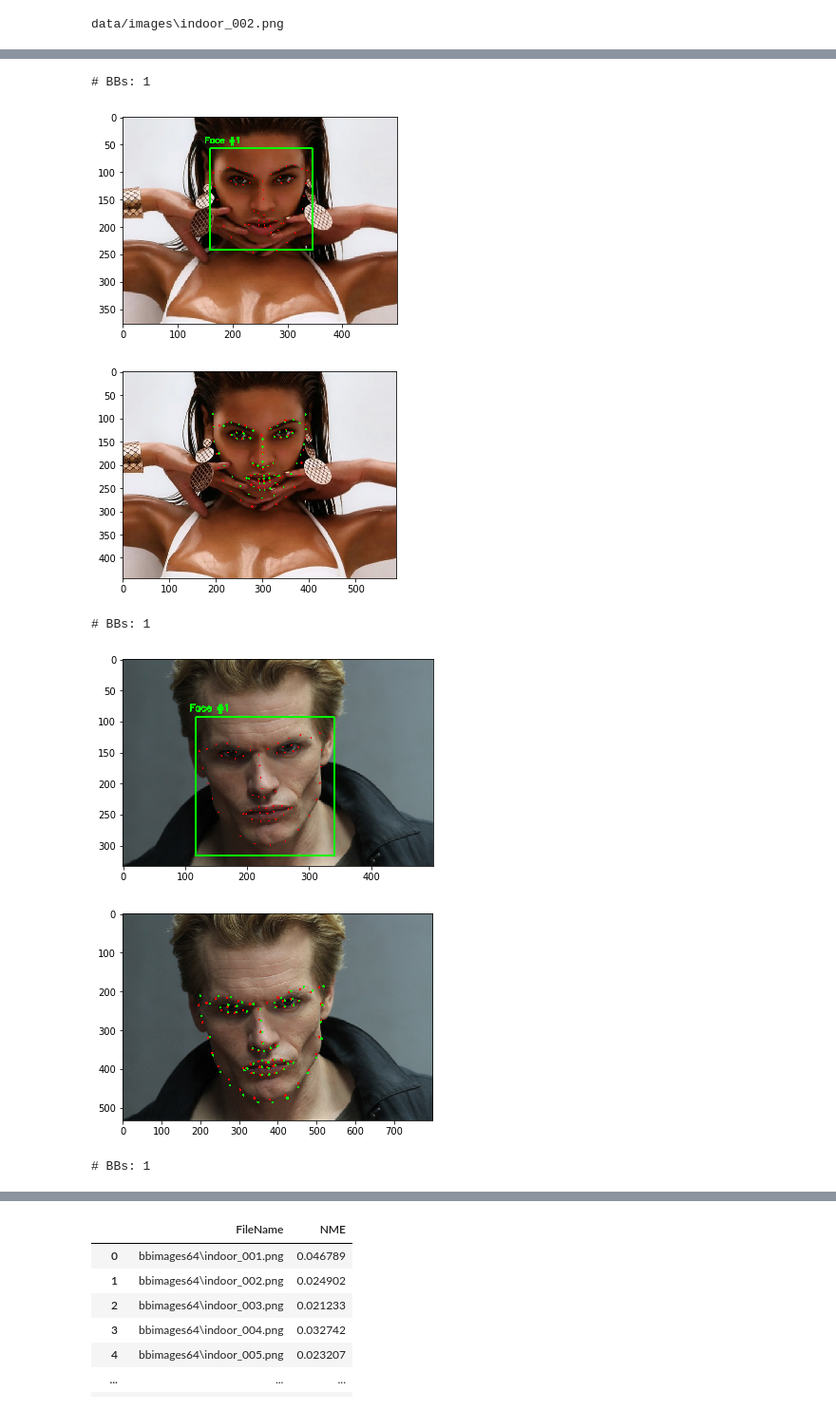
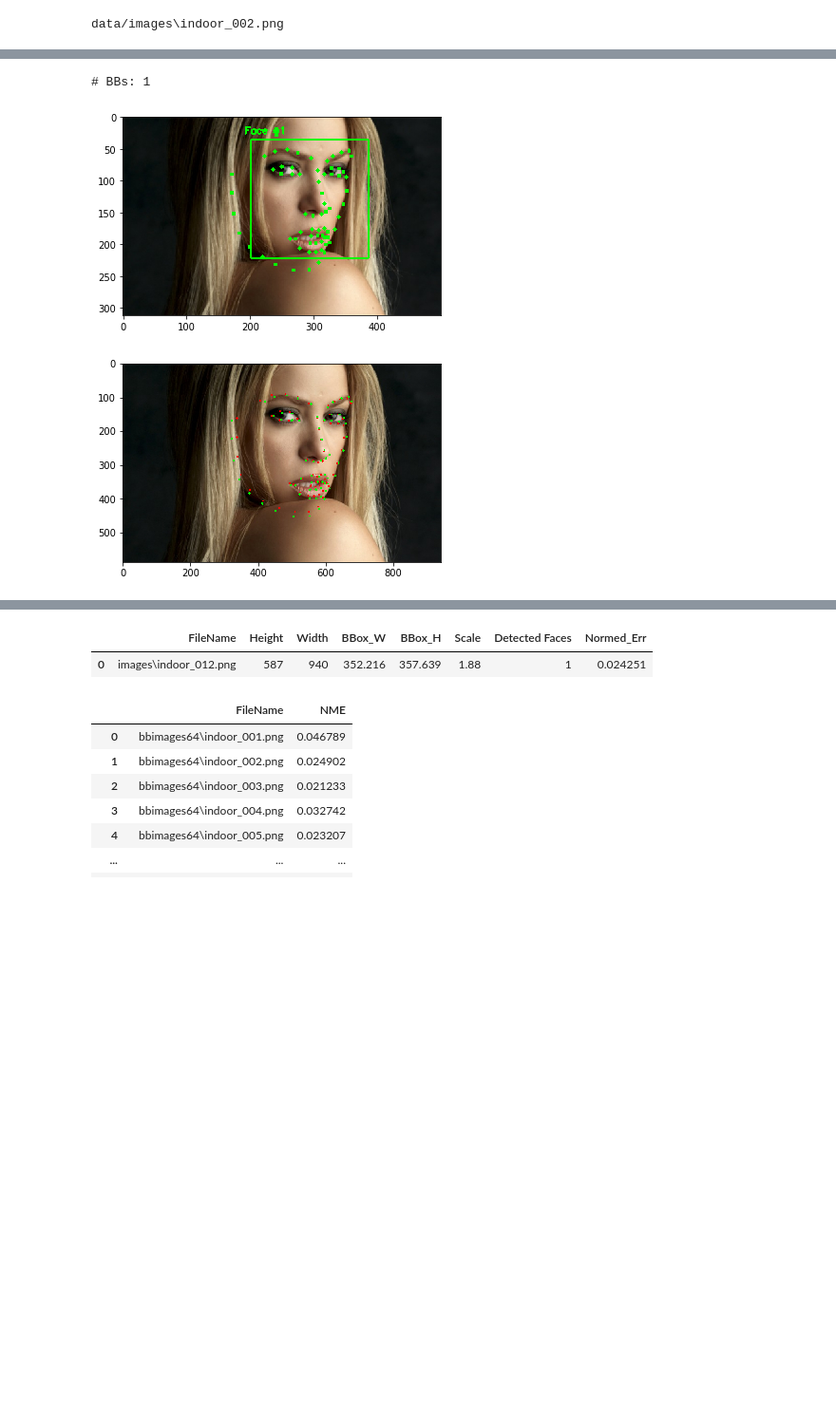
Before and after one commit to wzwart/MLP_Project, a Jupyter notebook: base_line_tests/dataset_modifications.ipynb, the cells around one changed output, grey strips where cells are left out. Shown at 95% size. Cells and saved outputs as stored; diff of their text form; code cells hidden in the pictures; blank space fills up the shorter version.

```diff
--- a/base_line_tests/dataset_modifications.ipynb
+++ b/base_line_tests/dataset_modifications.ipynb
@@ -15,7 +15,7 @@ shape_predictor= "shape_predictor_68_face_landmarks.dat"
 detector = dlib.get_frontal_face_detector()
 predictor = dlib.shape_predictor(shape_predictor)
 # %%
-image_files= glob.glob("data/images/*.png", )
+image_files= glob.glob("images/*.png", )
 # %%
 def calc_landmarks_from_file(image_file,draw=True):
     #read the points file
@@ -61,8 +61,8 @@ def calc_landmarks_from_file(image_file,draw=True):
 
             # loop over the (x, y)-coordinates for the facial landmarks
             # and draw them on the image
-            for (x, y) in shape:
-                cv2.circle(image, (x, y), 1, (0, 0, 255), -1)
+            for (x, y) in points:
+                cv2.circle(image, (int(x/scale_factor),int(y/scale_factor)), 3, (0, 255, 0), -1)
             plt.imshow(cv2.cvtColor(image, cv2.COLOR_BGR2RGB))
             plt.show()
         shape= shape *scale_factor
@@ -159,7 +159,7 @@ def getBoundingBox(image_file,draw=True):
         cv2.rectangle(ori_image, (int(x), int(y)), (int(x + w), int(y + h)), (0, 255, 0), 2)
 
         for (x, y) in points:
-            cv2.circle(ori_image, (int(x),int(y)), int(2*scale_factor), (0, 255, 0), -1)
+            cv2.circle(ori_image, (int(x),int(y)), 3, (0, 255, 0), -1)
 
         plt.imshow(cv2.cvtColor(ori_image, cv2.COLOR_BGR2RGB))
         plt.show()
@@ -284,7 +284,7 @@ data/images\indoor_001.png
 data/images\indoor_002.png
 # %%
 # this is where you select a subset of the files
-image_files_to_explore=image_files[0:4]
+image_files_to_explore=image_files[11:12]
 # show  each picture?
 draw =True
 
@@ -298,25 +295,25 @@ for image_file in image_files_to_explore:
 # %%
 # This is w
+# this is where you select a subset of the files
+image_files_to_explore=image_files[11:12]
+# show  each picture?
+draw =True
 df=pd.DataFrame(columns= ['FileName','Height','Width','BBox_W','BBox_H','Scale','Detected Faces','Normed_Err'])
 for image_file in image_files_to_explore:
     normed_err, bbox, size,scale_factor,detected_faces = calc_landmarks_from_file(image_file, draw=draw)
     res={}
     res['FileName']=image_file
     res['Height']=size[0]
     res['Width']=size[1]
     res['BBox_W']=bbox[0]
     res['BBox_H']=bbox[1]
     res['Scale']=scale_factor
     res['Detected Faces']=detected_faces
     res['Normed_Err']=normed_err
 
     df= df.append(res, ignore_index=True)
 df
 # %% [output]
 # BBs: 1
-[figure, old version]
+[figure, new version]
-[figure, old version]
+[figure, new version]
-# BBs: 1
-[figure, removed]
-[figure, removed]
-# BBs: 1
@@ -329,3 +320,5 @@ df
+|  | FileName | Height | Width | BBox_W | BBox_H | Scale | Detected Faces | Normed_Err |
+| 0 | images\indoor_012.png | 587 | 940 | 352.216 | 357.639 | 1.88 | 1 | 0.024251 |
 # %%
 # This is w
 image_files_to_explore=image_files
```
Also changed, not shown: parts of 2 cells of this notebook, 3 other files.
